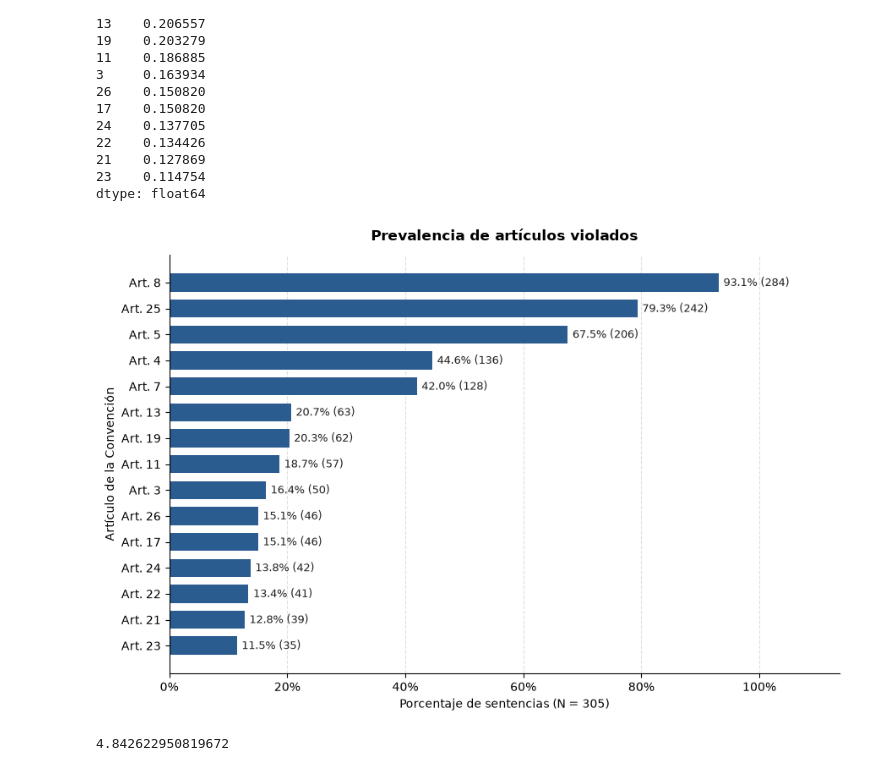
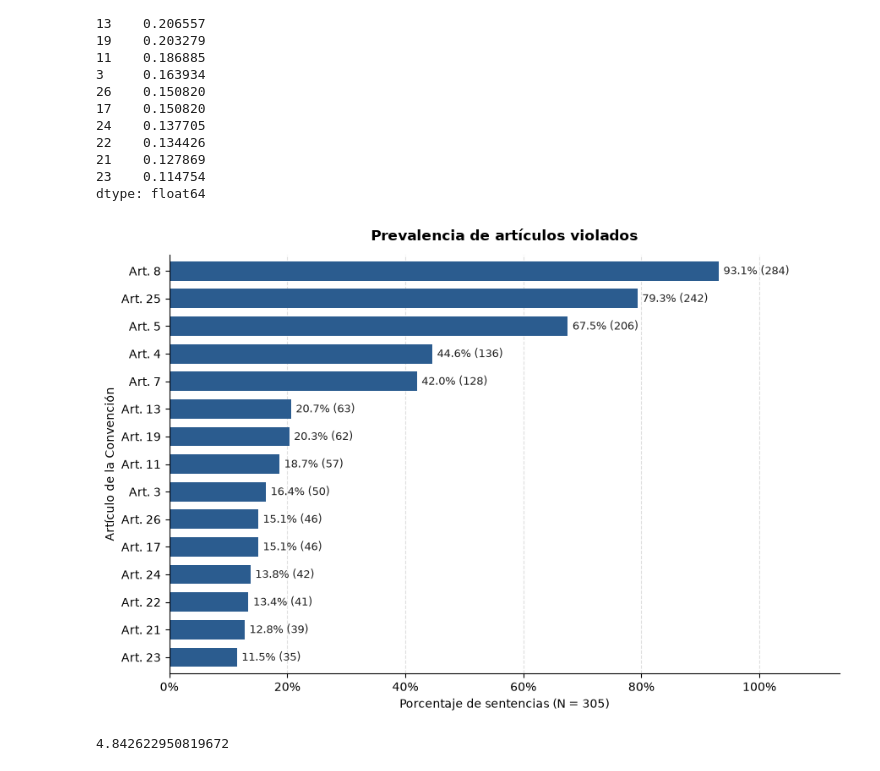
Before and after one commit to GiraldoB/RAG-CIDH, a Jupyter notebook: t1_articulos.ipynb, the cells around one changed output. Saved outputs shown, nothing was run; the diff lists cells and outputs as text; code cells hidden in the pictures.

```diff
--- a/t1_articulos.ipynb
+++ b/t1_articulos.ipynb
@@ -46,33 +46,25 @@ dtype: float64
 # %%
 import matplotlib.pyplot as plt
 from matplotlib.ticker import PercentFormatter
 
-# Barras horizontales: el artículo más frecuente queda arriba.
-prev = pd.Series(Y.mean(axis=0), index=etiquetas).sort_values()
-conteos = pd.Series(Y.sum(axis=0), index=etiquetas).reindex(prev.index)
+idx = [f"Art. {a}" for a in etiquetas]
+prev = pd.Series(Y.mean(0), index=idx).sort_values()
+conteos = pd.Series(Y.sum(0), index=idx)[prev.index]
 
-fig, ax = plt.subplots(figsize=(9, 6))
-barras = ax.barh(range(len(prev)), prev.values, color="#2b5c8f", height=0.7)
-ax.set_yticks(range(len(prev)))
-ax.set_yticklabels([f"Art. {a}" for a in prev.index])
-ax.xaxis.set_major_formatter(PercentFormatter(xmax=1.0))
-ax.set_xlim(0, prev.max() * 1.22)
-ax.spines["top"].set_visible(False)
-ax.spines["right"].set_visible(False)
+ax = prev.plot.barh(figsize=(9, 6), color="#2b5c8f", width=0.7, xlim=(0, prev.max() * 1.22),
+                    xlabel=f"Porcentaje de sentencias (N = {len(Y)})", ylabel="Artículo de la Convención")
+ax.set_title("Prevalencia de artículos violados", pad=12, fontweight="bold")
+ax.xaxis.set_major_formatter(PercentFormatter(1.0))
+
+ax.bar_label(ax.containers[0], labels=[f"{p:.1%} ({n})" for p, n in zip(prev, conteos)], padding=4, fontsize=9, color="#222222")
+ax.spines[["top", "right"]].set_visible(False)
 ax.grid(axis="x", linestyle="--", alpha=0.4)
 ax.set_axisbelow(True)
 
-for y, pct, n in zip(range(len(prev)), prev.values, conteos.values):
-    ax.text(pct + 0.008, y, f"{pct:.1%} ({n})", va="center", ha="left",
-            fontsize=9, color="#222222")
-
-ax.set_xlabel(f"Porcentaje de sentencias (N = {len(Y)})")
-ax.set_ylabel("Artículo de la Convención")
-ax.set_title("Prevalencia de artículos violados", pad=12, fontweight="bold")
 plt.tight_layout()
 plt.show()
 # %% [output]
-[figure, old version]
+[figure, new version]
 # %%
 # Cuantos articulos tiene cada sentencia?
 promedio_art_por_sentencia = Y.sum(axis=1).mean()
```
Also changed, not shown: parts of 3 cells of this notebook.
